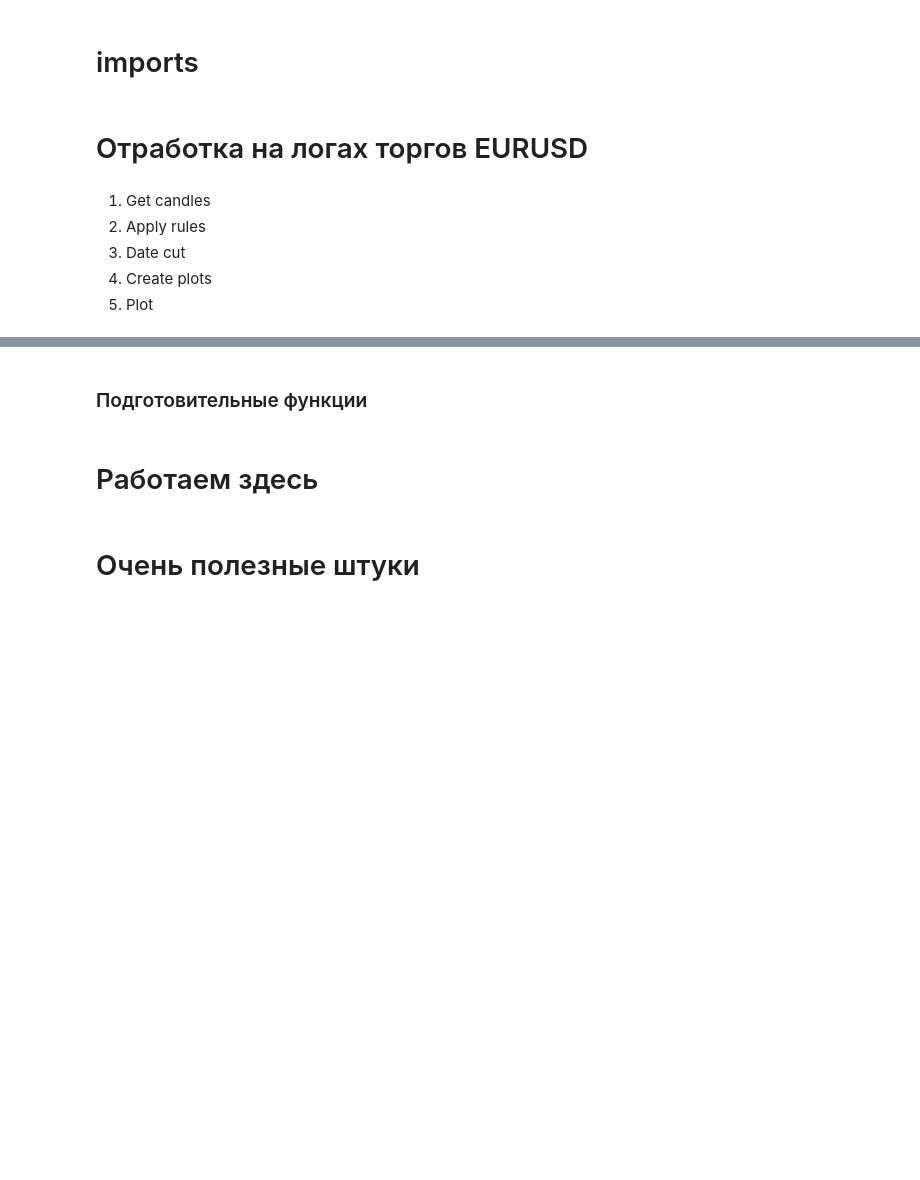
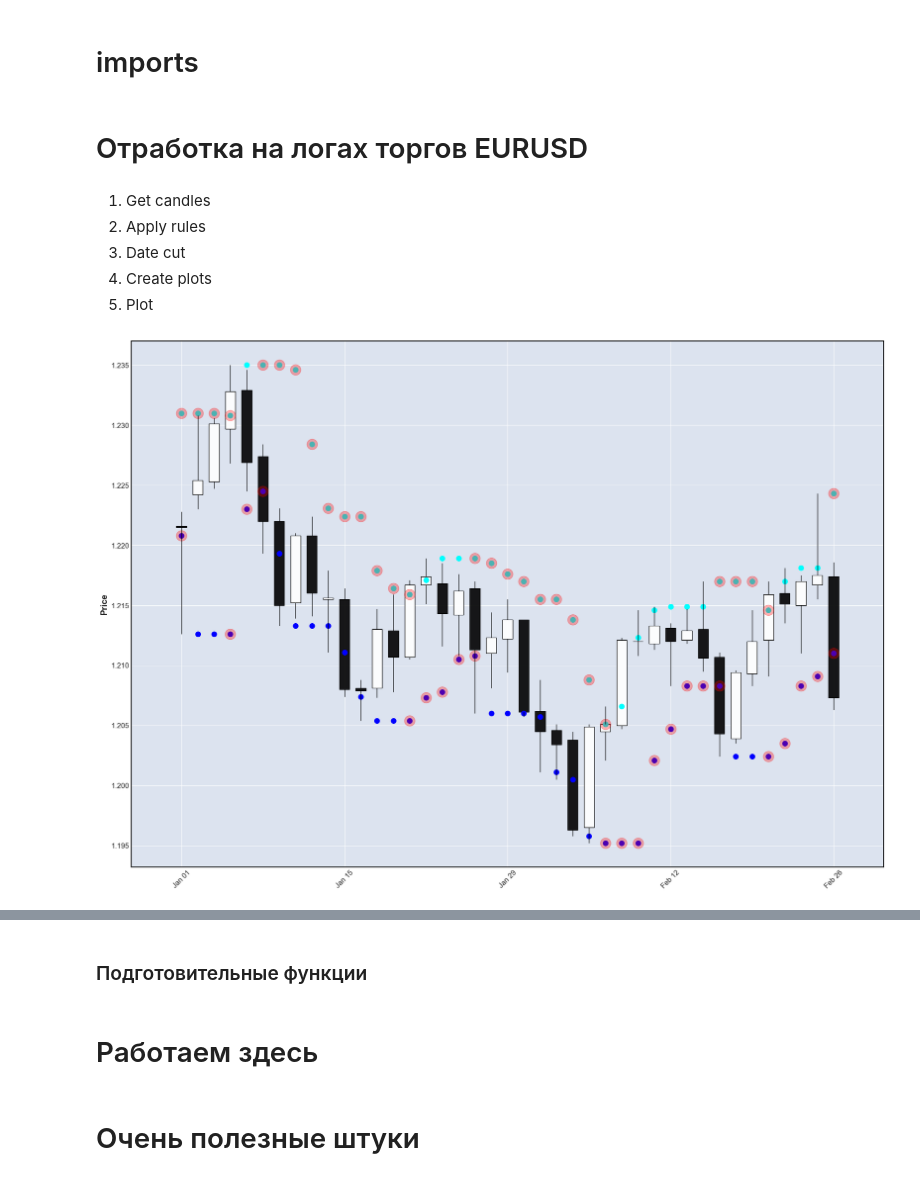
Before and after one commit to snakerzr/time_and_sales_prediction_exploration, a Jupyter notebook: Structural_analysis.ipynb, the cells around one changed output, grey strips where cells are left out. Saved outputs shown, nothing was run; the diff lists cells and outputs as text; code cells hidden in the pictures; blank space fills up the shorter version.

Commit message:
full rules for structure freeze with pic, but still without full explanation

```diff
--- a/Structural_analysis.ipynb
+++ b/Structural_analysis.ipynb
@@ -50,3 +40,95 @@ def base_structure_ffilled(df):
+# %%
+def base_structure_actual(df):
+    """
+    Когда происходит тест структуры она замораживается до того момента, пока не происходит обратный тест структуры.
+
+    На примере нижней базовой:
+
+    1. Цена заходит за границу нижней базовой структуры (тестирует нижнюю границу)
+    Т.е. лоу становится ниже минимума 3х предыдущих дней
+    df['low'] < df['3_min']
+
+    2. Граница структуры остается зафиксированной (на следущих свечках)
+    граница структуры = df['3_min'] на момент теста
+
+    3. До тех пор, пока цена не протестирует противоположную границу
+    Т.е. хай станет выше максимума 3х предыдущих дней
+    df['high'] > df['3_max']
+
+    4. Когда это происходит граница нижней структуры обновляется,
+    т.е. снова берется из актуального значения 3х дневного минимума
+
+
+    Для этого:
+    1. Создаем столбец с булевым значением df['low'] < df['3_min']
+    2. Создаем столбец с булевым значением df['high'] > df['3_max']
+
+
+
+    3. Итерируемся по строкам
+        a.
+        b.
+        c.
+        d.
+        e.
+        f.
+
+    """
+    df = df.copy()
+
+    df['base_min_test'] = df['low'] < df['3_min']
+    df['base_max_test'] = df['high'] > df['3_max']
+
+
+
+#     Правило для нижней границы
+#     True = заморожено
+#     False = не заморожено
+    freezed = None
+    col_name = 'base_min_freezed'
+    for index,row in df.iterrows():
+        if freezed == True:
+            if row['base_max_test'] == False:
+                df.loc[index,col_name] = True
+            else:
+                freezed = False
+                df.loc[index,col_name] = False
+        else:
+            if row['base_min_test'] == True:
+                freezed = True
+                df.loc[index,col_name] = False
+            else:
+                df.loc[index,col_name] = False
+
+#     Правило для верхней границы
+#     True = заморожено
+#     False = не заморожено
+    freezed = None
+    col_name = 'base_max_freezed'
+    for index,row in df.iterrows():
+        if freezed == True:
+            if row['base_min_test'] == False:
+                df.loc[index,col_name] = True
+            else:
+                freezed = False
+                df.loc[index,col_name] = False
+        else:
+            if row['base_max_test'] == True:
+                freezed = True
+                df.loc[index,col_name] = False
+            else:
+                df.loc[index,col_name] = False
+
+
+    df['base_structure_min_actual'] = np.where(df['base_min_freezed'],np.nan,df['3_min'])
+    df['base_structure_max_actual'] = np.where(df['base_max_freezed'],np.nan,df['3_max'])
+
+    return df
+
+
+# df = test(cols_mixed)
+# %% [output]
+[figure, new version]
 # %%
 def date_cut(df,start_date,end_date):
     return df[start_date:end_date]
```
Also changed, not shown: parts of 6 cells of this notebook.
